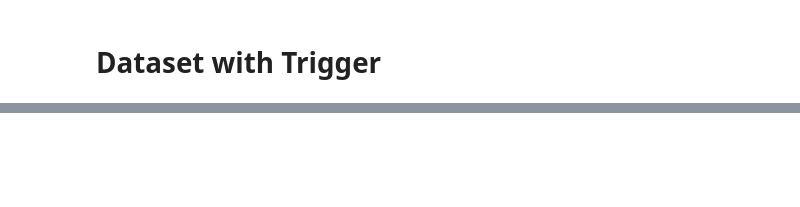
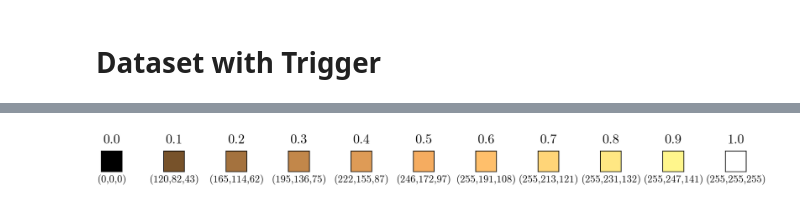
Before and after one commit to nishant-ingle/backdoors, a Jupyter notebook: part2-pixel-resnet18-intensity.ipynb, the cells around one changed output, grey strips where cells are left out. Cells and saved outputs as stored; diff of their text form; code cells hidden in the pictures; blank space fills up the shorter version.

```diff
--- a/part2-pixel-resnet18-intensity.ipynb
+++ b/part2-pixel-resnet18-intensity.ipynb
@@ -847,3 +962,4 @@ len(colors), colors, labels
 # %%
 font_path = 'latexfont.otf'  # Make sure this file exists
-font10 = fm.FontProperties(fname=font_path, size=14)
+font10 = fm.FontProperties(fname=font_path, size=18)
+font14 = fm.FontProperties(fname=font_path, size=14)
@@ -850,4 +981,6 @@ font10 = fm.FontProperties(fname=font_path, size=14)
 # %%
+fontx = fm.FontProperties(fname=font_path, size=18)
+
 # From part.2
 import matplotlib.pyplot as plt
 import matplotlib.font_manager as fm
@@ -876,41 +1009,43 @@ fig_width = (
 )
 fig_height = square_in
 
-fig, ax = plt.subplots(figsize=(fig_width * 1.5, fig_height), dpi=100)
+fig, ax = plt.subplots(figsize=(fig_width * 1.5, fig_height), dpi=150)
 ax.axis("off")
 
 for i, (color, label) in enumerate(zip(colors, labels)):
     # left = i * (square_in + spacing_in) / fig_width
     left = (
         margin_in
         + i * (square_in + spacing_in)
     ) / fig_width
 
     bottom = 0
     width = square_in / fig_width
     height = 1.0
 
     inset_ax = fig.add_axes([left, bottom, width, height])
     inset_ax.imshow(np.ones((100, 100, 3)) * color)
-    inset_ax.set_title(str(label), fontproperties=font10)
+    inset_ax.set_title(str(label), fontproperties=fontx, pad=10)
     # inset_ax.axis("off")
     inset_ax.set_xticks([])
     inset_ax.set_yticks([])
 
     # Ensure the border (spine) is exactly 1px and black
     for spine in inset_ax.spines.values():
         spine.set_edgecolor('black')
         spine.set_linewidth(1)
 
     r, g, b = (255,) * color
 
-    rgb_text = f"({r:.0f}, {g:.0f}, {b:.0f})"
-    inset_ax.set_xlabel(rgb_text, fontproperties=font10o)
+    rgb_text = f"({r:.0f},{g:.0f},{b:.0f})"
+    inset_ax.set_xlabel(rgb_text, fontproperties=font14)
 
-fig.suptitle("   ", fontproperties=font10, x=0.95, y=1.5)
+fig.suptitle("    ", fontproperties=font10, x=0.95, y=1.5)
 plt.savefig('fork_eight_triggers.pdf', bbox_inches='tight')
 
 # plt.show()  # optional
+# %% [output]
+[figure, added]
 # %%
 # !rm intensity*
 !ls
```
Also changed, not shown: parts of 53 cells of this notebook.
